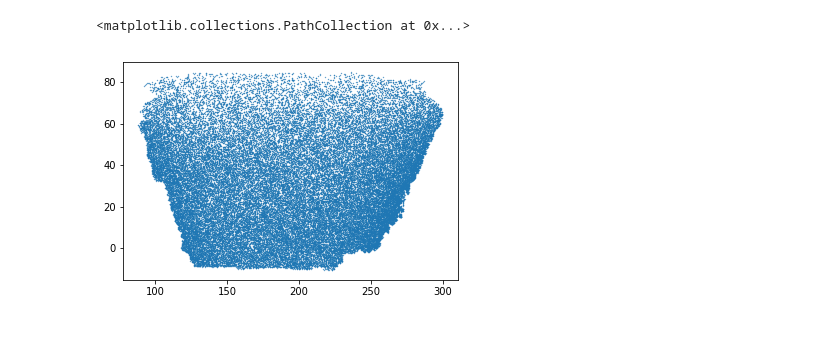
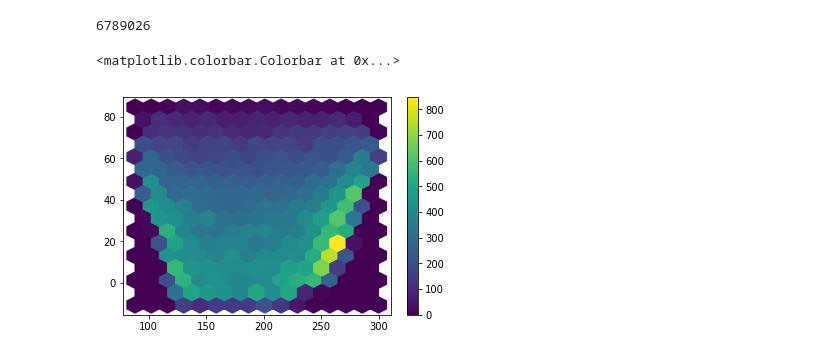
Before and after one commit to forero/SandboxDESI, a Jupyter notebook: DR8/plot_DR8.ipynb, the cells around one changed output. Saved outputs shown, nothing was run; the diff lists cells and outputs as text; code cells hidden in the pictures.

```diff
--- a/DR8/plot_DR8.ipynb
+++ b/DR8/plot_DR8.ipynb
@@ -4,3 +4,5 @@ import numpy as np
 import matplotlib.pyplot as plt
 import json
 from desitarget.targetmask import desi_mask
+plt.rcParams.update({'font.size': 15})
+import desimodel.io
@@ -7,15 +12,23 @@ from desitarget.targetmask import desi_mask
 # %%
 program = "dark_gray"
 #program = "bright"
-targetdata = fitsio.read("targets/{}_north.fits".format(program))
+hemisphere = "north"
+targetdata = fitsio.read("targets/{}_{}.fits".format(program, hemisphere))
 target_mask = desi_mask["BGS_ANY"]
+# %%
+ii = (targetdata['DESI_TARGET']&desi_mask["BGS_ANY"])!=0
+print(np.count_nonzero(ii))
+# %% [output]
+6789026
 # %%
 n = len(targetdata)
 r = np.random.random(n)
 rr = r < 0.001
 # %%
-plt.scatter(targetdata['RA'][rr], targetdata['DEC'][rr], s=0.1)
+#plt.scatter(, , s=0.1)
+plt.hexbin(targetdata['RA'][rr], targetdata['DEC'][rr], gridsize=15,bins=None)
+plt.colorbar()
 # %% [output]
-<matplotlib.collections.PathCollection at 0x...>
+<matplotlib.colorbar.Colorbar at 0x...>
-[figure, old version]
+[figure, new version]
 # %%
```
Also changed, not shown: parts of 7 cells of this notebook.
